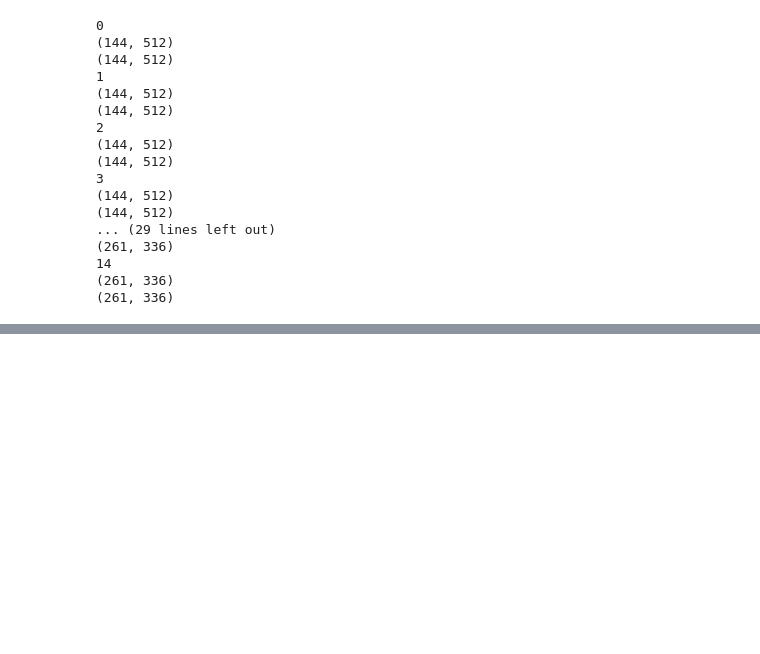
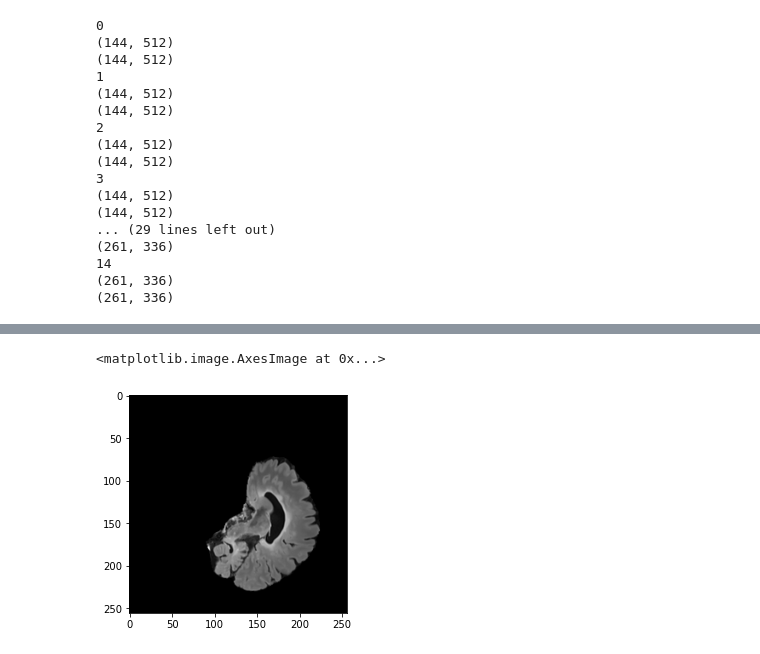
Before and after one commit to frblazquez/CNN_for_Multiple_Sclerosis, a Jupyter notebook: unet/unet_train.ipynb, the cells around one changed output, grey strips where cells are left out. Cells and saved outputs as stored; diff of their text form; code cells hidden in the pictures; blank space fills up the shorter version.

```diff
--- a/unet/unet_train.ipynb
+++ b/unet/unet_train.ipynb
@@ -276,0 +306,5 @@ for i in range(1,16):
+# %%
+plt.imshow(result1[150,:,:], cmap="gray")
+# %% [output]
+<matplotlib.image.AxesImage at 0x...>
+[figure, added]
```
Also changed, not shown: parts of 21 cells of this notebook.
